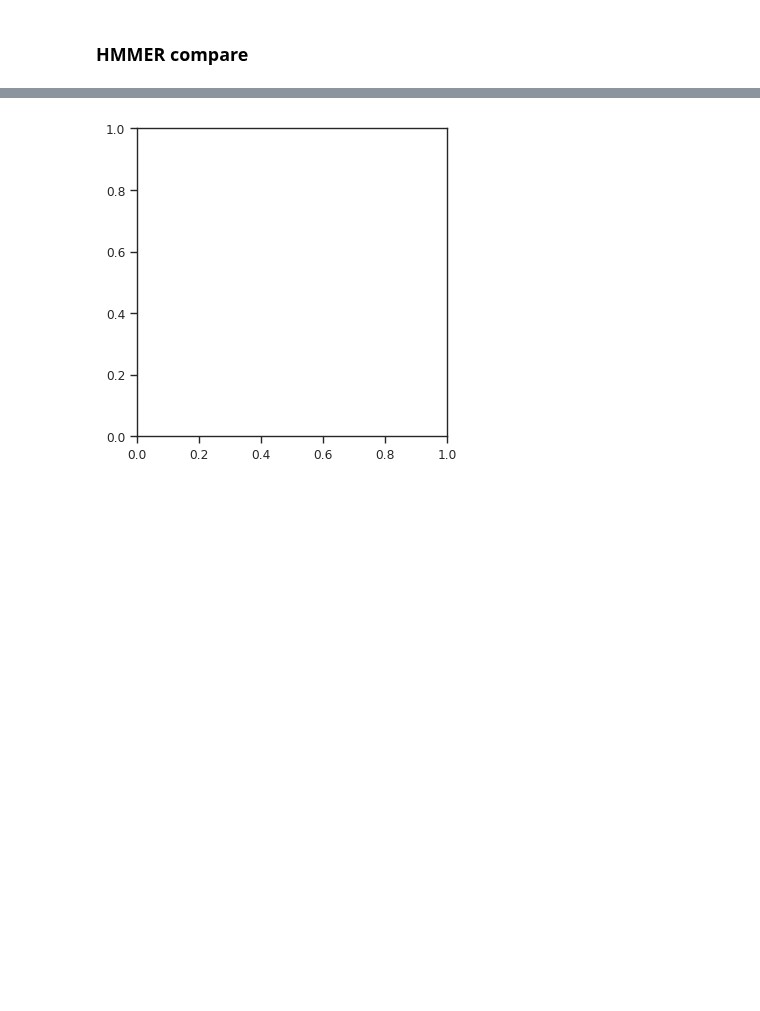
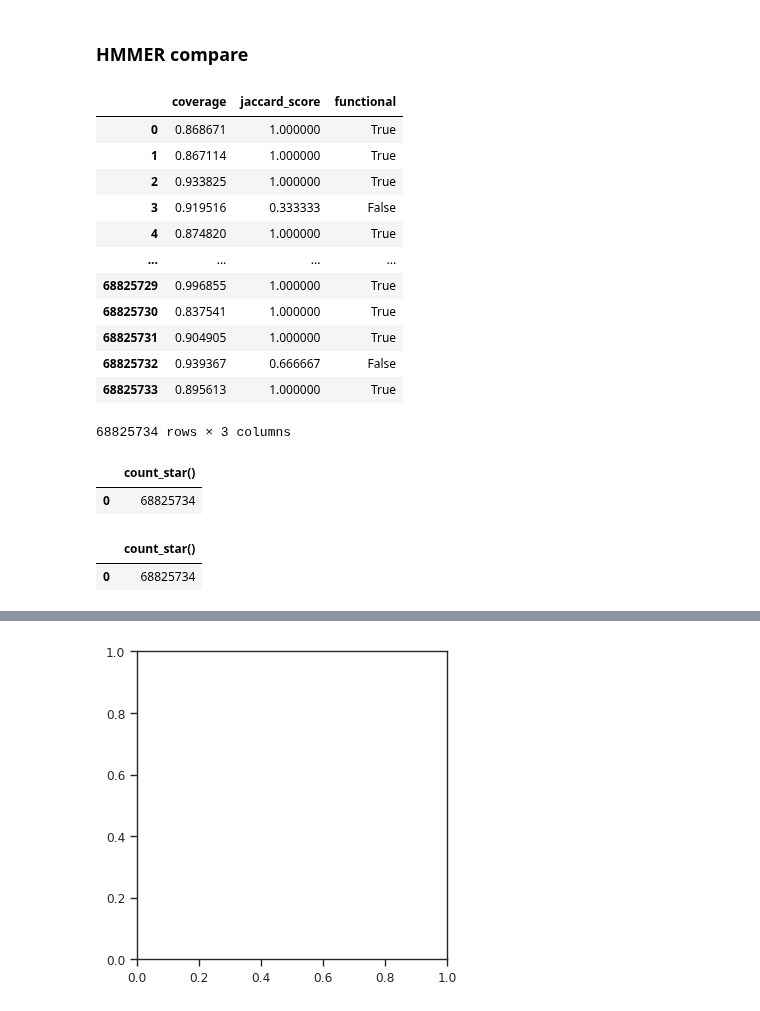
Before and after one commit to BeckResearchLab/learn2thermDB, a Jupyter notebook: plotting/final_plots.ipynb, the cells around one changed output, grey strips where cells are left out. Drawn from its saved outputs; the diff is of its cells as text; code cells hidden in the pictures; blank space fills up the shorter version.

Commit message:
updated data after fixing duplicate pairs bug

```diff
--- a/plotting/final_plots.ipynb
+++ b/plotting/final_plots.ipynb
@@ -140,6 +141,32 @@ l2t_data = con.execute("""SELECT (pairs.query_align_cov+pairs.subject_align_cov)
     FROM pairs INNER JOIN labels ON pairs.meso_pid=labels.meso_pid AND pairs.thermo_pid=labels.thermo_pid
 """).df().rename(
     columns={'score': 'jaccard_score', 'bool_confirmed': 'functional', '((pairs.query_align_cov + pairs.subject_align_cov) / 2.0)': 'coverage'})
+# %%
+l2t_data
+# %% [output]
+|  | coverage | jaccard_score | functional |
+| 0 | 0.868671 | 1.000000 | True |
+| 1 | 0.867114 | 1.000000 | True |
+| 2 | 0.933825 | 1.000000 | True |
+| 3 | 0.919516 | 0.333333 | False |
+| 4 | 0.874820 | 1.000000 | True |
+| ... | ... | ... | ... |
+| 68825729 | 0.996855 | 1.000000 | True |
+| 68825730 | 0.837541 | 1.000000 | True |
+| 68825731 | 0.904905 | 1.000000 | True |
+| 68825732 | 0.939367 | 0.666667 | False |
+| 68825733 | 0.895613 | 1.000000 | True |
+68825734 rows × 3 columns
+# %%
+con.execute("SELECT COUNT(*) FROM pairs INNER JOIN labels ON (pairs.meso_pid=labels.meso_pid AND pairs.thermo_pid=labels.thermo_pid)").df()
+# %% [output]
+|  | count_star() |
+| 0 | 68825734 |
+# %%
+con.execute("SELECT COUNT(*) FROM pairs").df()
+# %% [output]
+|  | count_star() |
+| 0 | 68825734 |
 # %%
 # get hait data
 hait_data = pd.read_csv('../data/validation/hmmer/hait_scores.csv', index_col=0)[['jaccard_score', 'functional']]
```
Also changed, not shown: parts of 9 cells of this notebook, 11 other files.
